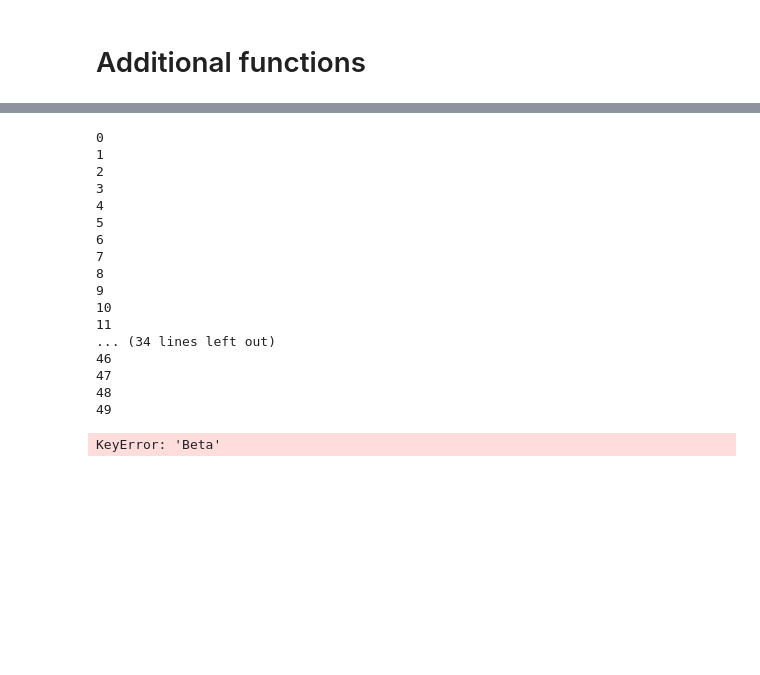
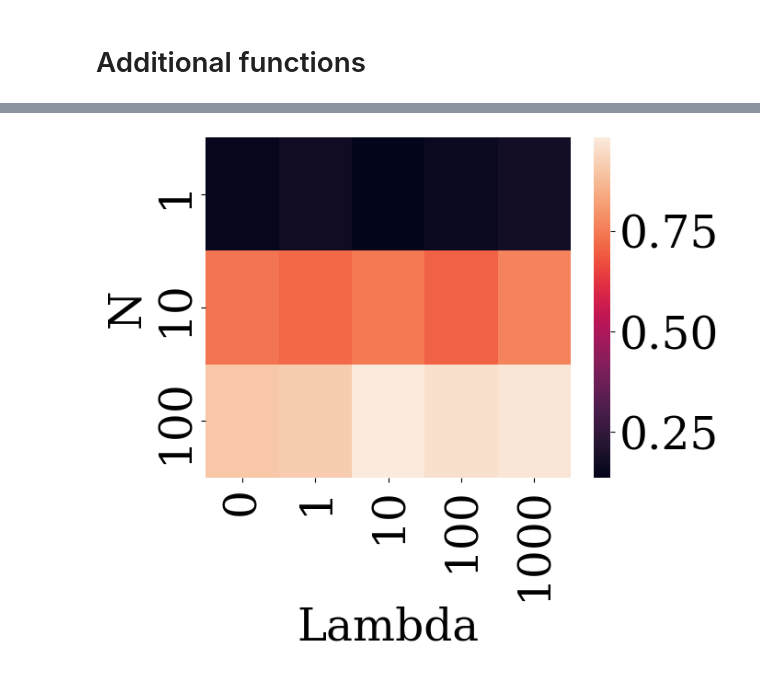
Before and after one commit to maxime-langevin/diverse_molecule_generation, a Jupyter notebook: drd2.ipynb, the cells around one changed output, grey strips where cells are left out. Cells and saved outputs as stored; diff of their text form; code cells hidden in the pictures; blank space fills up the shorter version.

```diff
--- a/drd2.ipynb
+++ b/drd2.ipynb
@@ -846,7 +840,7 @@ for s in np.array(smiles_actives + smiles_inactives):
     tpsa_test.append(CalcTPSA(Chem.MolFromSmiles(s)))
 # %%
 def is_valid(
-    smiles,
+    s,
     criteria="mw",
     threshold_low_clogp=0,
     threshold_high_clogp=2,
@@ -867,0 +983,5 @@ def is_valid(
+# %%
+display_df_clogp = display_df_clogp.rename(columns={"Beta": "Lambda"})
+display_df_clogp.to_csv("robustness_experiments/drd2_clogp.csv")
+# %% [output]
+[figure, added]
@@ -868,6 +999,4 @@ def is_valid(
 # %%
-import random
-
 optimisation_scores = []
 joint_scores = []
 logp_scores = []
@@ -884,7 +1013,6 @@ lcorr_list = []
 n_smiles_list = []
 
 for seed in range(50):
-    print(seed)
     np.random.seed(seed)
 
     length = np.random.uniform(1, 2)
@@ -894,12 +1022,10 @@ for seed in range(50):
     threshold_low_clogp = random.choice(logp_test) - length / 2
     threshold_high_clogp = threshold_low_clogp + length / 2
 
-    length = np.random.uniform(10, 15)
+    length = np.random.uniform(5, 10)
     threshold_low_tpsa_random = np.random.uniform(70, 130)
-    threshold_low_tpsa = threshold_low_tpsa_random
-    # threshold_low_tpsa = random.choice([threshold_low_tpsa_random, threshold_low_tpsa_random, 140])
-    # threshold_low_tpsa = np.random.uniform(70, 130)
-    threshold_high_tpsa = threshold_low_tpsa + length
+    threshold_low_tpsa = random.choice(tpsa_test) - length / 2
+    threshold_high_tpsa = threshold_low_tpsa + length / 2
 
     cluster = random.choice(range(5))
     mw_threshold = random.choice([550, 650])
@@ -939,7 +1065,7 @@ for seed in range(50):
                         scores_additional.append(
                             is_valid(
                                 s,
-                                "clogp",
+                                "tpsa",
                                 threshold_low_clogp,
                                 threshold_high_clogp,
                                 threshold_low_tpsa,
@@ -950,7 +1076,7 @@ for seed in range(50):
                         scores.append(
                             is_valid(
                                 s,
-                                "clogp",
+                                "tpsa",
                                 threshold_low_clogp,
                                 threshold_high_clogp,
                                 threshold_low_tpsa,
@@ -968,26 +1094,8 @@ for seed in range(50):
                     optimisation_scores.append(np.mean(scores_prediction))
                     logp_scores.append(np.mean(scores_additional))
                     joint_scores.append(np.mean(scores))
-# %% [output]
-0
-1
-2
-3
-4
-5
-6
-7
-8
-9
-10
-11
-... (34 lines left out)
-46
-47
-48
-49
 # %%
-display_df_clogp = pd.DataFrame(
+display_df_tpsa = pd.DataFrame(
     zip(
         joint_scores,
         logp_scores,
@@ -1003,19 +1111,7 @@ display_df_clogp = pd.DataFrame(
         "Optimization score",
         "At least one",
         "Length of correlation",
-        "Beta",
+        "Lambda",
         "N",
     ],
 )
-
-display_df_clogp = display_df_clogp.rename(columns={"Beta": "Lambda"})
-pivoted = (
-    display_df_clogp.groupby(["Lambda", "N"])
-    .mean()
-    .reset_index()
-    .pivot(index="N", columns="Lambda", values="At least one")
-)
-sns.heatmap(pivoted)
-plt.savefig("graphs/DRD2_clogp.svg", dpi=300)
-# %% [output]
-KeyError: 'Beta'
```
Also changed, not shown: parts of 13 cells of this notebook, 17 other files.
